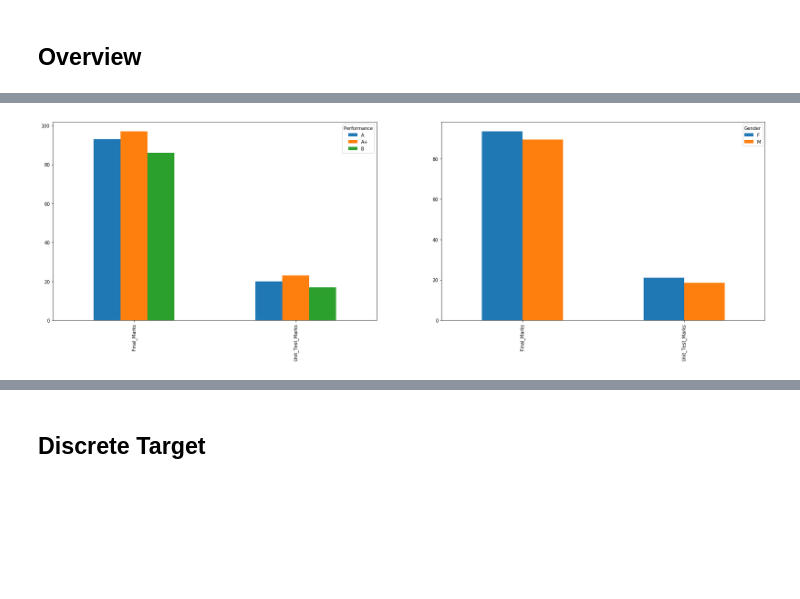
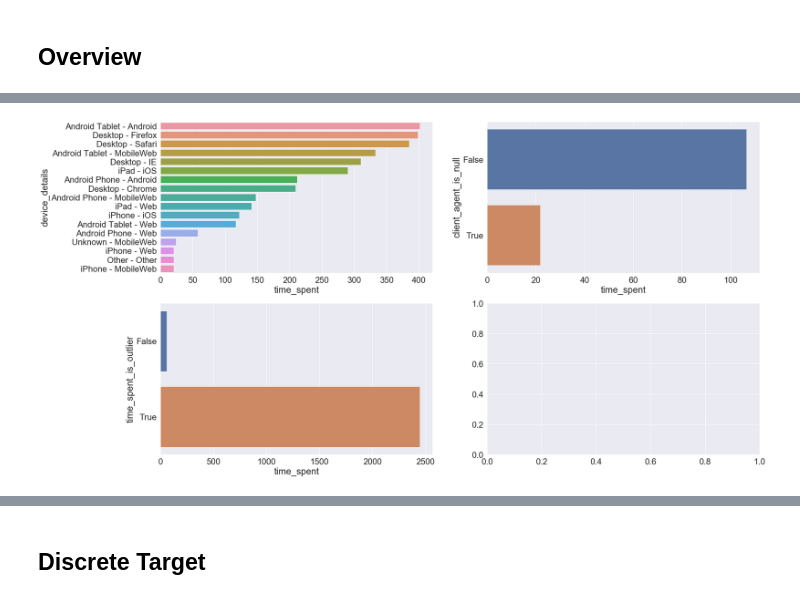
Before and after one commit to susmitpy/DataScienceProjectStarterKit, a Jupyter notebook: phases/EDA_FE.ipynb, the cells around one changed output, grey strips where cells are left out. Saved outputs shown, nothing was run; the diff lists cells and outputs as text; code cells hidden in the pictures; blank space fills up the shorter version.

```diff
--- a/phases/EDA_FE.ipynb
+++ b/phases/EDA_FE.ipynb
@@ -57,9 +69,11 @@ df.describe()
+# %%
+df.drop(["session_id","session_number"],axis=1,inplace=True)
 # %%
-cat_cols = df.select_dtypes(exclude=np.number)
-for col in cat_cols.columns:
+cat_cols = df.select_dtypes(exclude=np.number).columns
+for col in cat_cols:
     print(col)
 
-    vc = pd.DataFrame(cat_cols[col].value_counts(dropna=False,normalize=True))
+    vc = pd.DataFrame(df[col].value_counts(dropna=False,normalize=True))
     vc.columns = ["% Count"]
     vc.sort_values("% Count",ascending=False)
     print(f"No of unique categories : {len(vc)}")
@@ -79,0 +122,4 @@ No of unique categories : 2
+# %%
+a=pd.DataFrame(df.groupby("device_details")["time_spent"].median()).sort_values("time_spent",ascending=False)
+a=a.reset_index()
+sns.barplot(x="time_spent",y="device_details",data=a,)
@@ -80,10 +129,15 @@ No of unique categories : 2
 # %%
-num_rows = int(np.ceil(len(cat_cols.columns) / 2))
+cat_cols = list(set(cat_cols).difference(set(["client_agent","date"])))
+num_rows = int(np.ceil(len(cat_cols) / 2))
 
 fig, axes = plt.subplots(nrows=num_rows, ncols=2, figsize=(28,num_rows*8))
 ax= axes.flatten()
-for index,col in enumerate(cat_cols.columns,0):
+
+for index,col in enumerate(cat_cols,0):
     axes = ax[index]
-    pd.pivot_table(df,columns=[col],values=["Unit_Test_Marks","Final_Marks"],aggfunc="median").plot(kind="bar",ax=axes)
+    a=pd.DataFrame(df.groupby(col)["time_spent"].median()).sort_values("time_spent",ascending=False)
+    a=a.reset_index()
+    sns.set(font_scale = 2)
+    sns.barplot(x="time_spent",y=col,data=a,ax=axes,orient="h")
 # %% [output]
-[figure, old version]
+[figure, new version]
```
Also changed, not shown: parts of 17 cells of this notebook, 3 other files.
